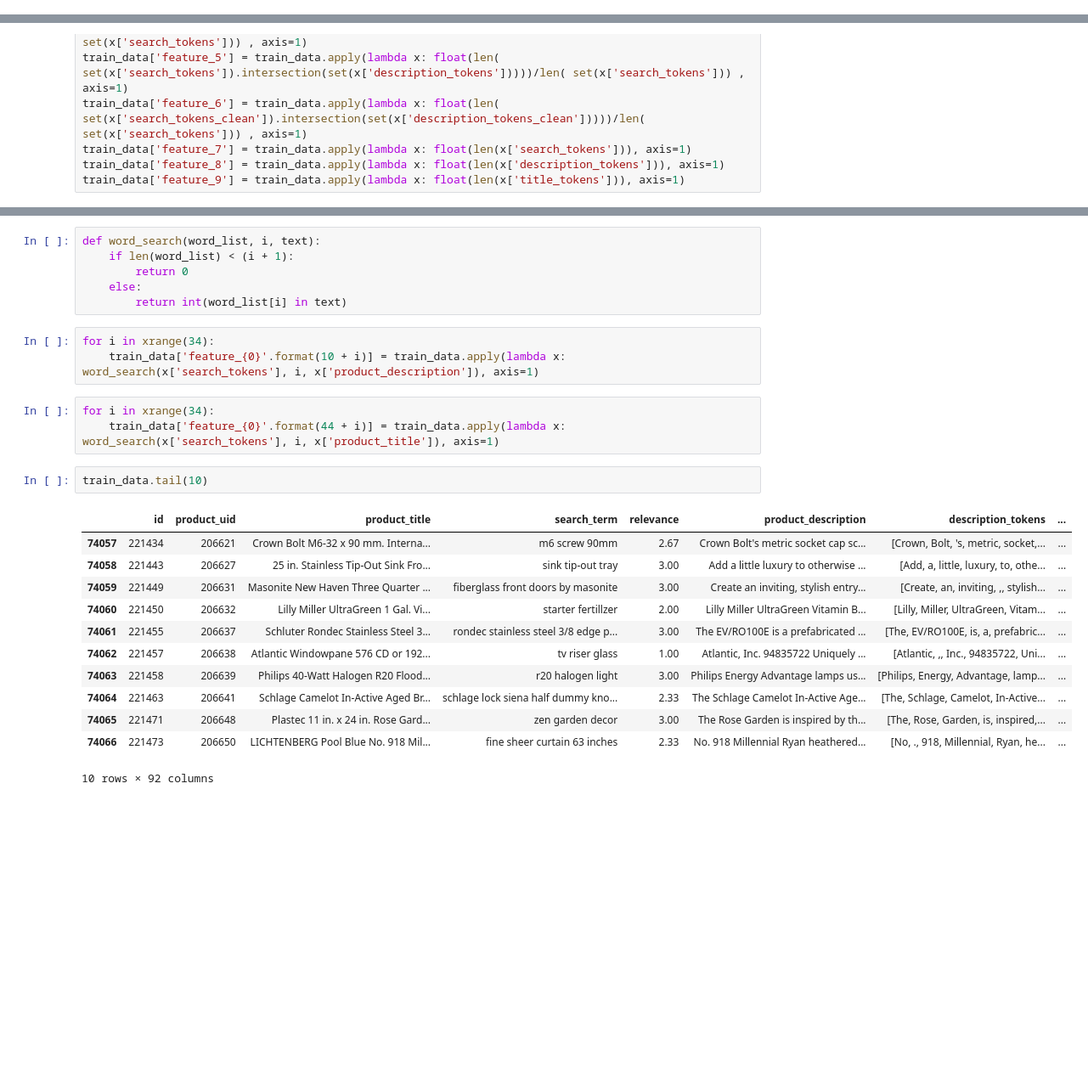
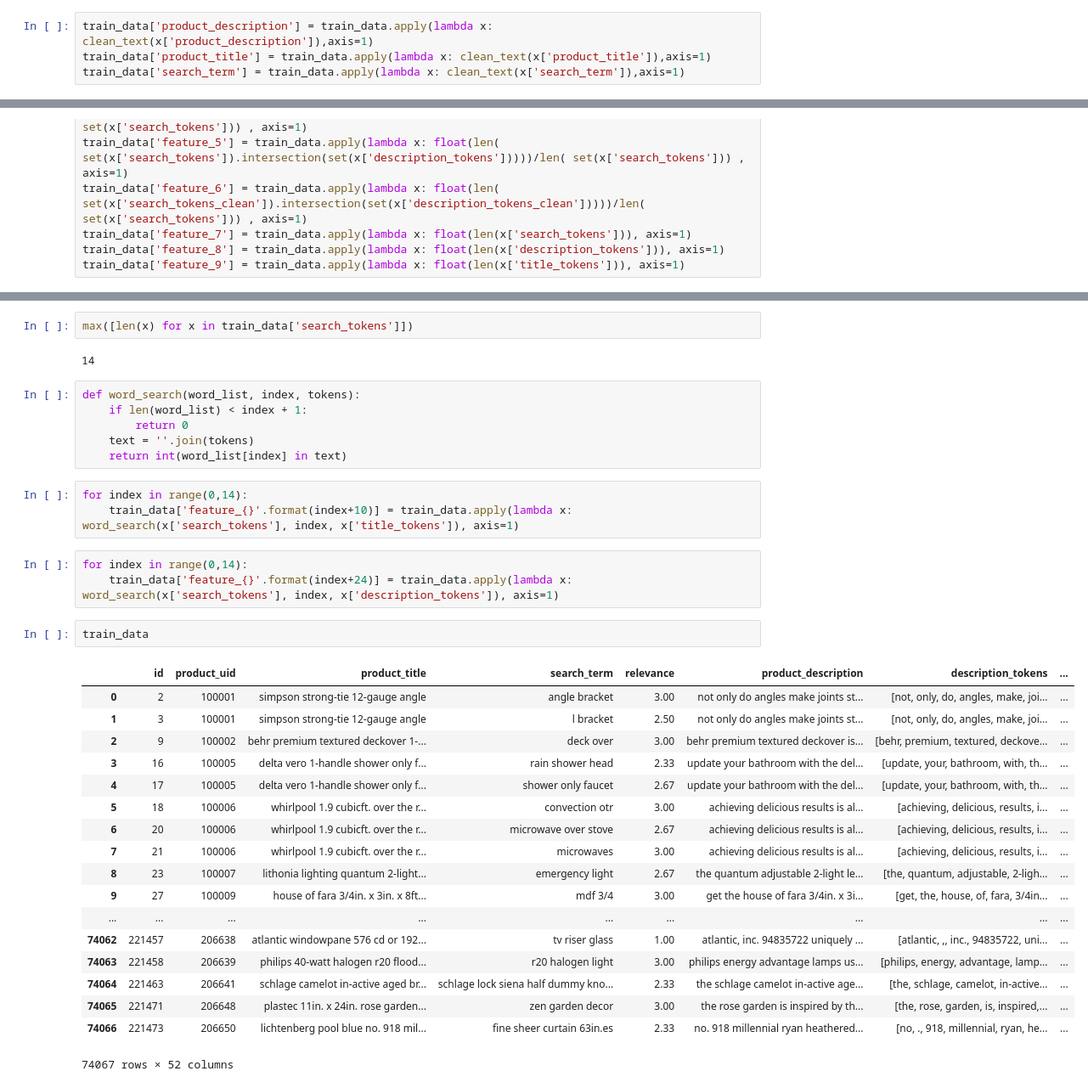
Before and after one commit to lucasmachadorj/home-depot-product-search-relevance, a Jupyter notebook: preprocessing/Lexical Meta-features.ipynb, the cells around one changed output, grey strips where cells are left out. Shown: that part at 85% size. Cells and saved outputs as stored; diff of their text form; blank space fills up the shorter version.

Commit message:
clean dataset and add new features

```diff
--- a/preprocessing/Lexical Meta-features.ipynb
+++ b/preprocessing/Lexical Meta-features.ipynb
@@ -41,6 +84,10 @@ def clean(sentence):
     tokens = [token for token in tokens if token not in english_sw]
     tokens = [stemmer.stem(token) for token in tokens]
     return tokens
+# %%
+train_data['product_description'] = train_data.apply(lambda x: clean_text(x['product_description']),axis=1)
+train_data['product_title'] = train_data.apply(lambda x: clean_text(x['product_title']),axis=1)
+train_data['search_term'] = train_data.apply(lambda x: clean_text(x['search_term']),axis=1)
 # %%
 train_data['description_tokens'] = train_data.apply(lambda x: word_tokenize(x['product_description']), axis=1)
 train_data['description_tokens_clean'] = train_data.apply(lambda x: clean(x['product_description']), axis=1)
@@ -100,27 +153,37 @@ train_data['feature_9'] = train_data.apply(lambda x: float(len(x['title_tokens']
+# %%
+max([len(x) for x in train_data['search_tokens']])
+# %% [output]
+14
 # %%
-def word_search(word_list, i, text):
-    if len(word_list) < (i + 1):
+def word_search(word_list, index, tokens):
+    if len(word_list) < index + 1:
         return 0
-    else:
-        return int(word_list[i] in text)
+    text = ''.join(tokens)
+    return int(word_list[index] in text)
 # %%
-for i in xrange(34):
-    train_data['feature_{0}'.format(10 + i)] = train_data.apply(lambda x: word_search(x['search_tokens'], i, x['product_description']), axis=1)
+for index in range(0,14):
+    train_data['feature_{}'.format(index+10)] = train_data.apply(lambda x: word_search(x['search_tokens'], index, x['title_tokens']), axis=1)
 # %%
-for i in xrange(34):
-    train_data['feature_{0}'.format(44 + i)] = train_data.apply(lambda x: word_search(x['search_tokens'], i, x['product_title']), axis=1)
+for index in range(0,14):
+    train_data['feature_{}'.format(index+24)] = train_data.apply(lambda x: word_search(x['search_tokens'], index, x['description_tokens']), axis=1)
 # %%
-train_data.tail(10)
+train_data
 # %% [output]
 |  | id | product_uid | product_title | search_term | relevance | product_description | description_tokens | ... |
-| 74057 | 221434 | 206621 | Crown Bolt M6-32 x 90 mm. Interna... | m6 screw 90mm | 2.67 | Crown Bolt's metric socket cap sc... | [Crown, Bolt, 's, metric, socket,... | ... |
-| 74058 | 221443 | 206627 | 25 in. Stainless Tip-Out Sink Fro... | sink tip-out tray | 3.00 | Add a little luxury to otherwise ... | [Add, a, little, luxury, to, othe... | ... |
-| 74059 | 221449 | 206631 | Masonite New Haven Three Quarter ... | fiberglass front doors by masonite | 3.00 | Create an inviting, stylish entry... | [Create, an, inviting, ,, stylish... | ... |
-| 74060 | 221450 | 206632 | Lilly Miller UltraGreen 1 Gal. Vi... | starter fertillzer | 2.00 | Lilly Miller UltraGreen Vitamin B... | [Lilly, Miller, UltraGreen, Vitam... | ... |
-| 74061 | 221455 | 206637 | Schluter Rondec Stainless Steel 3... | rondec stainless steel 3/8 edge p... | 3.00 | The EV/RO100E is a prefabricated ... | [The, EV/RO100E, is, a, prefabric... | ... |
-| 74062 | 221457 | 206638 | Atlantic Windowpane 576 CD or 192... | tv riser glass | 1.00 | Atlantic, Inc. 94835722 Uniquely ... | [Atlantic, ,, Inc., 94835722, Uni... | ... |
-| 74063 | 221458 | 206639 | Philips 40-Watt Halogen R20 Flood... | r20 halogen light | 3.00 | Philips Energy Advantage lamps us... | [Philips, Energy, Advantage, lamp... | ... |
-| 74064 | 221463 | 206641 | Schlage Camelot In-Active Aged Br... | schlage lock siena half dummy kno... | 2.33 | The Schlage Camelot In-Active Age... | [The, Schlage, Camelot, In-Active... | ... |
-| 74065 | 221471 | 206648 | Plastec 11 in. x 24 in. Rose Gard... | zen garden decor | 3.00 | The Rose Garden is inspired by th... | [The, Rose, Garden, is, inspired,... | ... |
-| 74066 | 221473 | 206650 | LICHTENBERG Pool Blue No. 918 Mil... | fine sheer curtain 63 inches | 2.33 | No. 918 Millennial Ryan heathered... | [No, ., 918, Millennial, Ryan, he... | ... |
+| 0 | 2 | 100001 | simpson strong-tie 12-gauge angle | angle bracket | 3.00 | not only do angles make joints st... | [not, only, do, angles, make, joi... | ... |
+| 1 | 3 | 100001 | simpson strong-tie 12-gauge angle | l bracket | 2.50 | not only do angles make joints st... | [not, only, do, angles, make, joi... | ... |
+| 2 | 9 | 100002 | behr premium textured deckover 1-... | deck over | 3.00 | behr premium textured deckover is... | [behr, premium, textured, deckove... | ... |
+| 3 | 16 | 100005 | delta vero 1-handle shower only f... | rain shower head | 2.33 | update your bathroom with the del... | [update, your, bathroom, with, th... | ... |
+| 4 | 17 | 100005 | delta vero 1-handle shower only f... | shower only faucet | 2.67 | update your bathroom with the del... | [update, your, bathroom, with, th... | ... |
+| 5 | 18 | 100006 | whirlpool 1.9 cubicft. over the r... | convection otr | 3.00 | achieving delicious results is al... | [achieving, delicious, results, i... | ... |
+| 6 | 20 | 100006 | whirlpool 1.9 cubicft. over the r... | microwave over stove | 2.67 | achieving delicious results is al... | [achieving, delicious, results, i... | ... |
+| 7 | 21 | 100006 | whirlpool 1.9 cubicft. over the r... | microwaves | 3.00 | achieving delicious results is al... | [achieving, delicious, results, i... | ... |
+| 8 | 23 | 100007 | lithonia lighting quantum 2-light... | emergency light | 2.67 | the quantum adjustable 2-light le... | [the, quantum, adjustable, 2-ligh... | ... |
+| 9 | 27 | 100009 | house of fara 3/4in. x 3in. x 8ft... | mdf 3/4 | 3.00 | get the house of fara 3/4in. x 3i... | [get, the, house, of, fara, 3/4in... | ... |
+| ... | ... | ... | ... | ... | ... | ... | ... | ... |
+| 74062 | 221457 | 206638 | atlantic windowpane 576 cd or 192... | tv riser glass | 1.00 | atlantic, inc. 94835722 uniquely ... | [atlantic, ,, inc., 94835722, uni... | ... |
+| 74063 | 221458 | 206639 | philips 40-watt halogen r20 flood... | r20 halogen light | 3.00 | philips energy advantage lamps us... | [philips, energy, advantage, lamp... | ... |
+| 74064 | 221463 | 206641 | schlage camelot in-active aged br... | schlage lock siena half dummy kno... | 2.33 | the schlage camelot in-active age... | [the, schlage, camelot, in-active... | ... |
+| 74065 | 221471 | 206648 | plastec 11in. x 24in. rose garden... | zen garden decor | 3.00 | the rose garden is inspired by th... | [the, rose, garden, is, inspired,... | ... |
+| 74066 | 221473 | 206650 | lichtenberg pool blue no. 918 mil... | fine sheer curtain 63in.es | 2.33 | no. 918 millennial ryan heathered... | [no, ., 918, millennial, ryan, he... | ... |
-10 rows × 92 columns
+74067 rows × 52 columns
```
Also changed, not shown: parts of 9 cells of this notebook.
